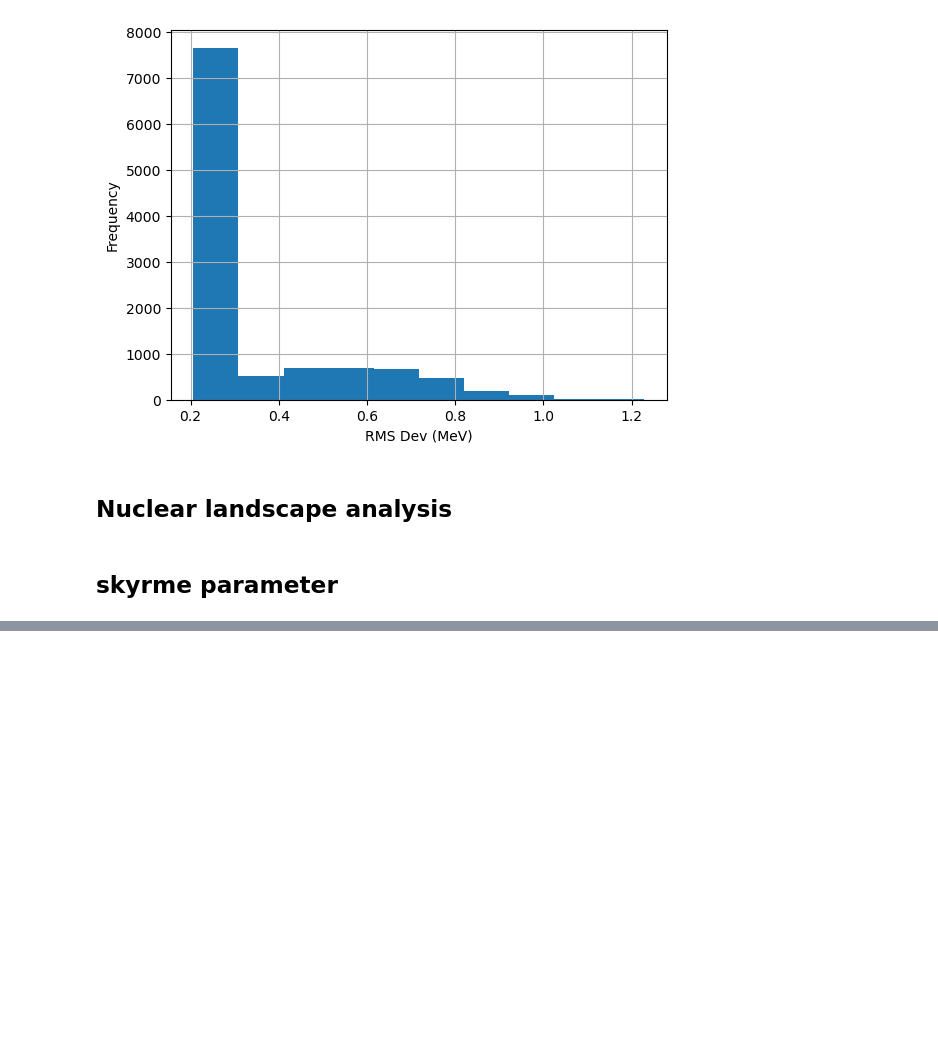
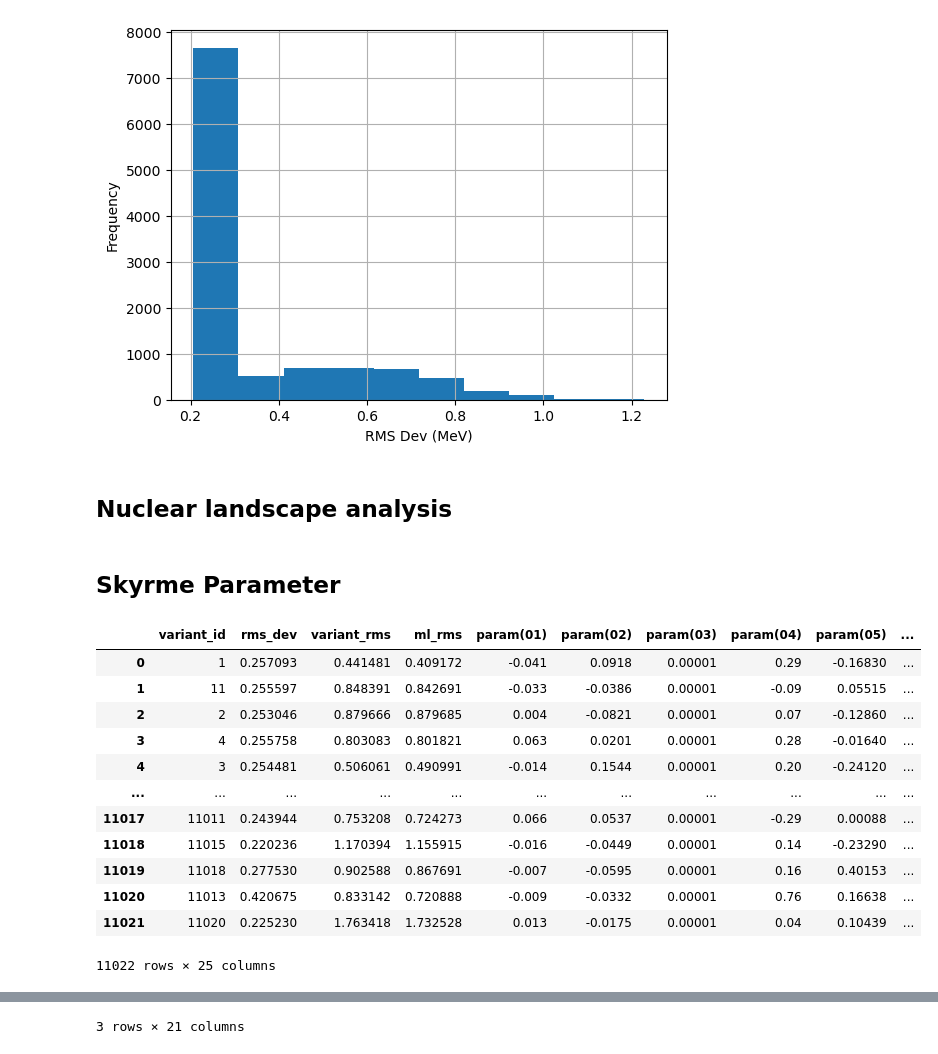
Before and after one commit to mzyudhistira/BSk24-Emu, a Jupyter notebook: analysis.ipynb, the cells around one changed output, grey strips where cells are left out. Cells and saved outputs as stored; diff of their text form; code cells hidden in the pictures; blank space fills up the shorter version.

Commit message:
skyrme param correlation

```diff
--- a/analysis.ipynb
+++ b/analysis.ipynb
@@ -210,5 +211,3 @@ Text(0.5, 0, 'RMS Dev (MeV)')
 # calculate epsilon
 # make epsilon and uncertainty plot
 # make mae and r_std plot correlation plot
-# %% [markdown]
-## skyrme parameter
@@ -217,0 +214,52 @@ Text(0.5, 0, 'RMS Dev (MeV)')
+# %% [markdown]
+## Skyrme Parameter
+# %%
+# Load skyrme param
+skyrme_param, _ = load_df("variant", "ext")
+skyrme_param = pd.concat(
+    [skyrme_param["varian_id"], skyrme_param.iloc[:, 2:23]], axis=1
+)
+skyrme_param.rename(columns={"varian_id": "variant_id"}, inplace=True)
+
+# Set x_2 to t_2.x_2
+skyrme_param["param(09)"] = skyrme_param["param(09)"] * skyrme_param["param(03)"]
+
+# Set param to relative param i.e. (param_variant - param_bsk)
+skyrme_param.iloc[:, 1:] = skyrme_param.apply(
+    analysis.dataset.relative_skyrme, axis=1, result_type="expand"
+)
+
+moment_n_skyrme = pd.merge(
+    moment_df[["variant_id", "rms_dev", "variant_rms", "ml_rms"]],
+    skyrme_param,
+    on="variant_id",
+    how="inner",
+)
+display(moment_n_skyrme)
+
+# Correlation test
+target_columns = ["rms_dev", "variant_rms", "ml_rms"]
+result_columns = [col for col in moment_n_skyrme.columns if col.startswith("param")]
+
+corr_matrix = pd.DataFrame(index=target_columns, columns=result_columns, dtype=float)
+
+for index in target_columns:
+    for column in result_columns:
+        corr = moment_n_skyrme[[index, column]].corr(method="spearman").iloc[0, 1]
+        corr_matrix.loc[index, column] = round(corr, 3)
+
+display(corr_matrix)
+# %% [output]
+|  | variant_id | rms_dev | variant_rms | ml_rms | param(01) | param(02) | param(03) | param(04) | param(05) | ... |
+| 0 | 1 | 0.257093 | 0.441481 | 0.409172 | -0.041 | 0.0918 | 0.00001 | 0.29 | -0.16830 | ... |
+| 1 | 11 | 0.255597 | 0.848391 | 0.842691 | -0.033 | -0.0386 | 0.00001 | -0.09 | 0.05515 | ... |
+| 2 | 2 | 0.253046 | 0.879666 | 0.879685 | 0.004 | -0.0821 | 0.00001 | 0.07 | -0.12860 | ... |
+| 3 | 4 | 0.255758 | 0.803083 | 0.801821 | 0.063 | 0.0201 | 0.00001 | 0.28 | -0.01640 | ... |
+| 4 | 3 | 0.254481 | 0.506061 | 0.490991 | -0.014 | 0.1544 | 0.00001 | 0.20 | -0.24120 | ... |
+| ... | ... | ... | ... | ... | ... | ... | ... | ... | ... | ... |
+| 11017 | 11011 | 0.243944 | 0.753208 | 0.724273 | 0.066 | 0.0537 | 0.00001 | -0.29 | 0.00088 | ... |
+| 11018 | 11015 | 0.220236 | 1.170394 | 1.155915 | -0.016 | -0.0449 | 0.00001 | 0.14 | -0.23290 | ... |
+| 11019 | 11018 | 0.277530 | 0.902588 | 0.867691 | -0.007 | -0.0595 | 0.00001 | 0.16 | 0.40153 | ... |
+| 11020 | 11013 | 0.420675 | 0.833142 | 0.720888 | -0.009 | -0.0332 | 0.00001 | 0.76 | 0.16638 | ... |
+| 11021 | 11020 | 0.225230 | 1.763418 | 1.732528 | 0.013 | -0.0175 | 0.00001 | 0.04 | 0.10439 | ... |
+11022 rows × 25 columns
@@ -217,0 +270 @@ Text(0.5, 0, 'RMS Dev (MeV)')
+3 rows × 21 columns
```
Also changed, not shown: parts of 5 cells of this notebook, 1 other file.
